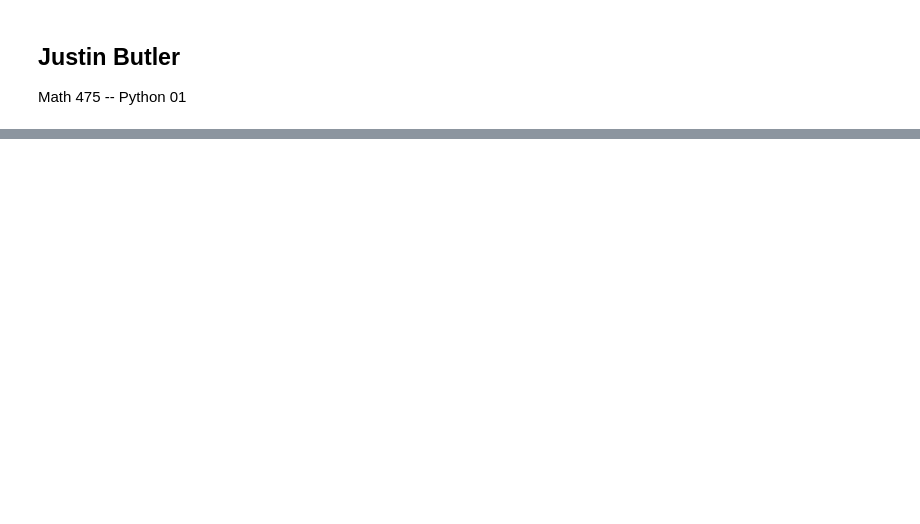
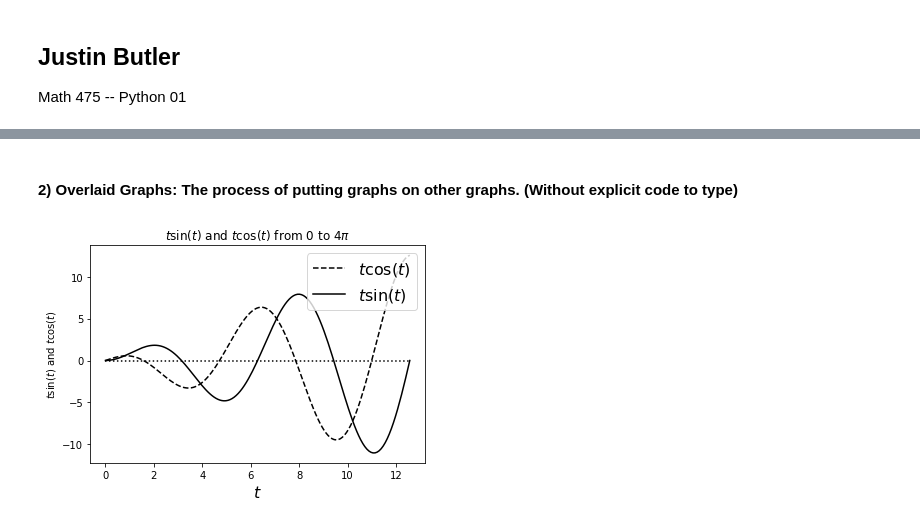
Before and after one commit to BananaBonanza/cwuMath475, a Jupyter notebook: BUTLERmath475Python01.ipynb, the cells around one changed output, grey strips where cells are left out. Drawn from its saved outputs; the diff is of its cells as text; code cells hidden in the pictures; blank space fills up the shorter version.

```diff
--- a/BUTLERmath475Python01.ipynb
+++ b/BUTLERmath475Python01.ipynb
@@ -29,0 +31,27 @@ plt.close() #close the current figure
+# %% [markdown]
+#### 2) Overlaid Graphs: The process of putting graphs on other graphs. (Without explicit code to type)
+# %%
+%matplotlib inline
+import numpy as np
+import matplotlib.pyplot as plt
+
+t=np.linspace(0,4*np.pi, 150) #150 evenly distributed points between 0 and 4pi
+x=t*np.cos(t)
+y=t*np.sin(t)
+z=np.zeros(t.shape)
+
+plt.figure() #top level command for plotting elements
+
+plt.plot(t,x, color='k', linestyle='--', label='$t\cos(t)$') #label cosine function
+plt.plot(t,y, color='k', label='$t\sin(t)$') #no linestyle, since this plot will be a solid line
+plt.plot(t,z, color='k', linestyle=':') #x-axis
+plt.title('$t\sin(t)$ and $t\cos(t)$ from 0 to $4\pi$')
+plt.xlabel('$t$', fontsize=16)
+plt.ylabel('$t\sin(t)$ and $t\cos(t)$')
+plt.legend(loc=1,fontsize=16)
+plt.xlim=(0,4*np.pi) #Window set in the x direction
+plt.ylim=(-4*np.pi,4*np.pi) #Window set in the y direction
+plt.show()
+plt.close()
+# %% [output]
+[figure, added]
```
Also changed, not shown: parts of 10 cells of this notebook.
